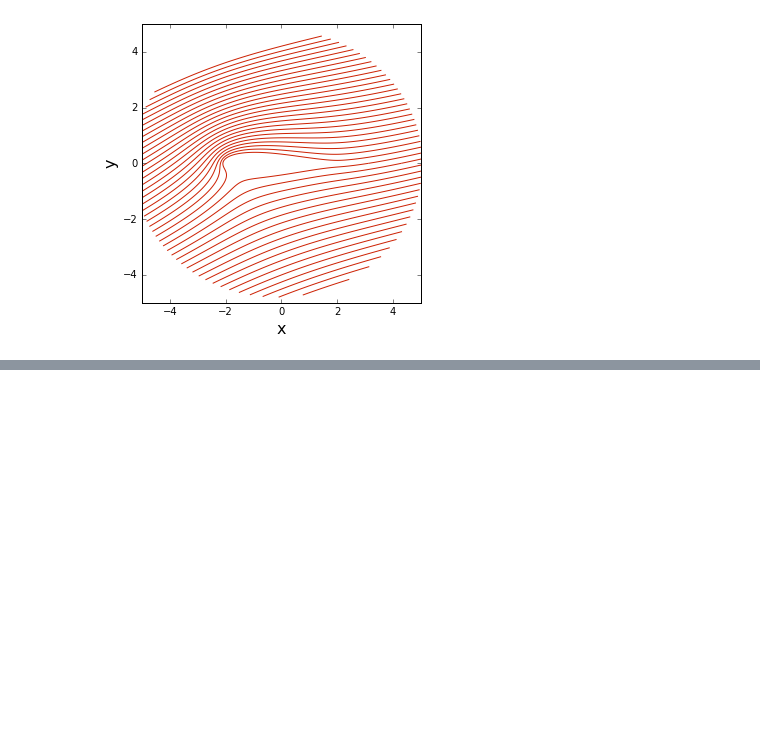
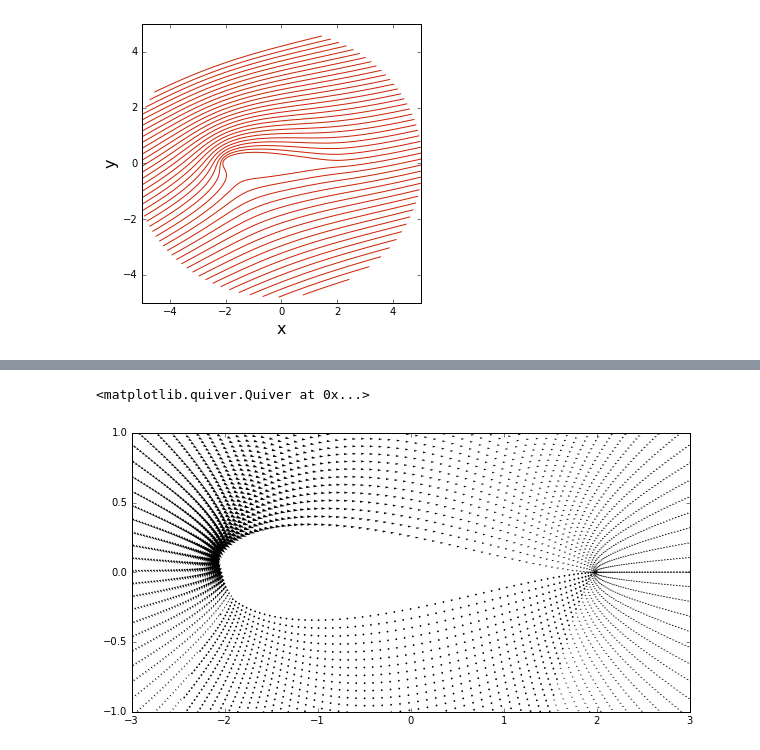
Before and after one commit to Dmphelps89/MAE6226-1, a Jupyter notebook: Assignment06.ipynb, the cells around one changed output, grey strips where cells are left out. Cells and saved outputs as stored; diff of their text form; code cells hidden in the pictures; blank space fills up the shorter version.

```diff
--- a/Assignment06.ipynb
+++ b/Assignment06.ipynb
@@ -441,0 +451,9 @@ pyplot.contour(E5.real, E5.imag, psi3, levels = numpy.linspace(-5,5,51),colors='
+# %%
+W2 = (u_3 - v_3*1j)/(1-(c/z)**2)
+pyplot.figure(figsize=(10,5))
+pyplot.xlim(-3, 3)
+pyplot.ylim(-1, 1)
+pyplot.quiver(E5.real,E5.imag, W2.real, W2.imag, units='xy',pivot='tip',width=0.02,scale=40)
+# %% [output]
+<matplotlib.quiver.Quiver at 0x...>
+[figure, added]
```
Also changed, not shown: parts of 8 cells of this notebook.
